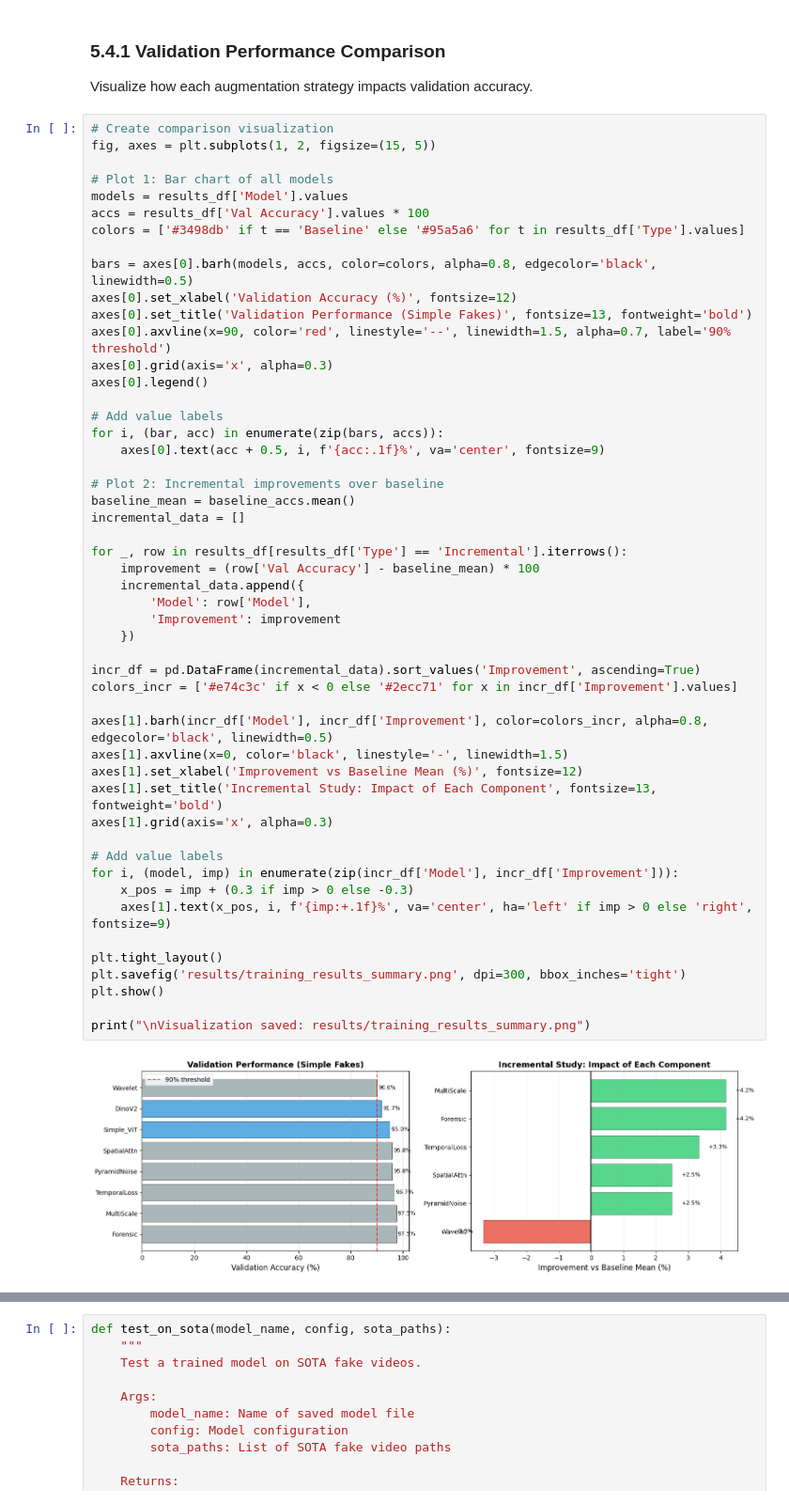
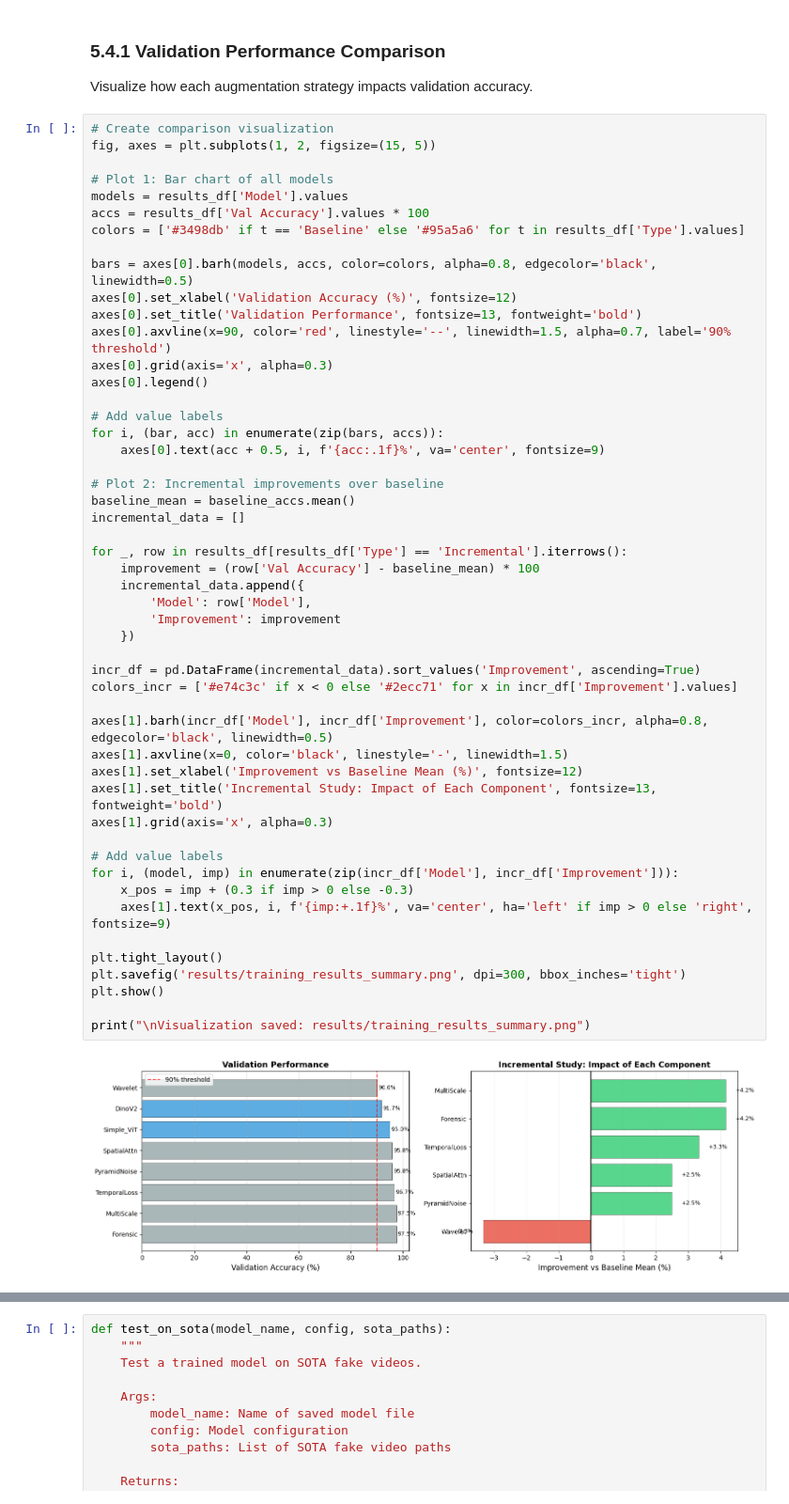
Before and after one commit to Sartor02/AI_Video_Detection, a Jupyter notebook: report.ipynb, the cells around one changed output, grey strips where cells are left out. Shown at 94% size. Saved outputs shown, nothing was run; the diff lists cells and outputs as text.

```diff
--- a/report.ipynb
+++ b/report.ipynb
@@ -1656,7 +1750,7 @@ colors = ['#3498db' if t == 'Baseline' else '#95a5a6' for t in results_df['Type'
 
 bars = axes[0].barh(models, accs, color=colors, alpha=0.8, edgecolor='black', linewidth=0.5)
 axes[0].set_xlabel('Validation Accuracy (%)', fontsize=12)
-axes[0].set_title('Validation Performance (Simple Fakes)', fontsize=13, fontweight='bold')
+axes[0].set_title('Validation Performance', fontsize=13, fontweight='bold')
 axes[0].axvline(x=90, color='red', linestyle='--', linewidth=1.5, alpha=0.7, label='90% threshold')
 axes[0].grid(axis='x', alpha=0.3)
 axes[0].legend()
@@ -1669,34 +1763,34 @@ for i, (bar, acc) in enumerate(zip(bars, accs)):
 baseline_mean = baseline_accs.mean()
 incremental_data = []
 
 for _, row in results_df[results_df['Type'] == 'Incremental'].iterrows():
     improvement = (row['Val Accuracy'] - baseline_mean) * 100
     incremental_data.append({
         'Model': row['Model'],
         'Improvement': improvement
     })
 
 incr_df = pd.DataFrame(incremental_data).sort_values('Improvement', ascending=True)
 colors_incr = ['#e74c3c' if x < 0 else '#2ecc71' for x in incr_df['Improvement'].values]
 
 axes[1].barh(incr_df['Model'], incr_df['Improvement'], color=colors_incr, alpha=0.8, edgecolor='black', linewidth=0.5)
 axes[1].axvline(x=0, color='black', linestyle='-', linewidth=1.5)
 axes[1].set_xlabel('Improvement vs Baseline Mean (%)', fontsize=12)
 axes[1].set_title('Incremental Study: Impact of Each Component', fontsize=13, fontweight='bold')
 axes[1].grid(axis='x', alpha=0.3)
 
 # Add value labels
 for i, (model, imp) in enumerate(zip(incr_df['Model'], incr_df['Improvement'])):
     x_pos = imp + (0.3 if imp > 0 else -0.3)
     axes[1].text(x_pos, i, f'{imp:+.1f}%', va='center', ha='left' if imp > 0 else 'right', fontsize=9)
 
 plt.tight_layout()
 plt.savefig('results/training_results_summary.png', dpi=300, bbox_inches='tight')
 plt.show()
 
 print("\nVisualization saved: results/training_results_summary.png")
 # %% [output]
-[figure, old version]
+[figure, new version]
 Visualization saved: results/training_results_summary.png
 # %% [markdown]
 ---
```
Also changed, not shown: parts of 10 cells of this notebook, 2 other files.
